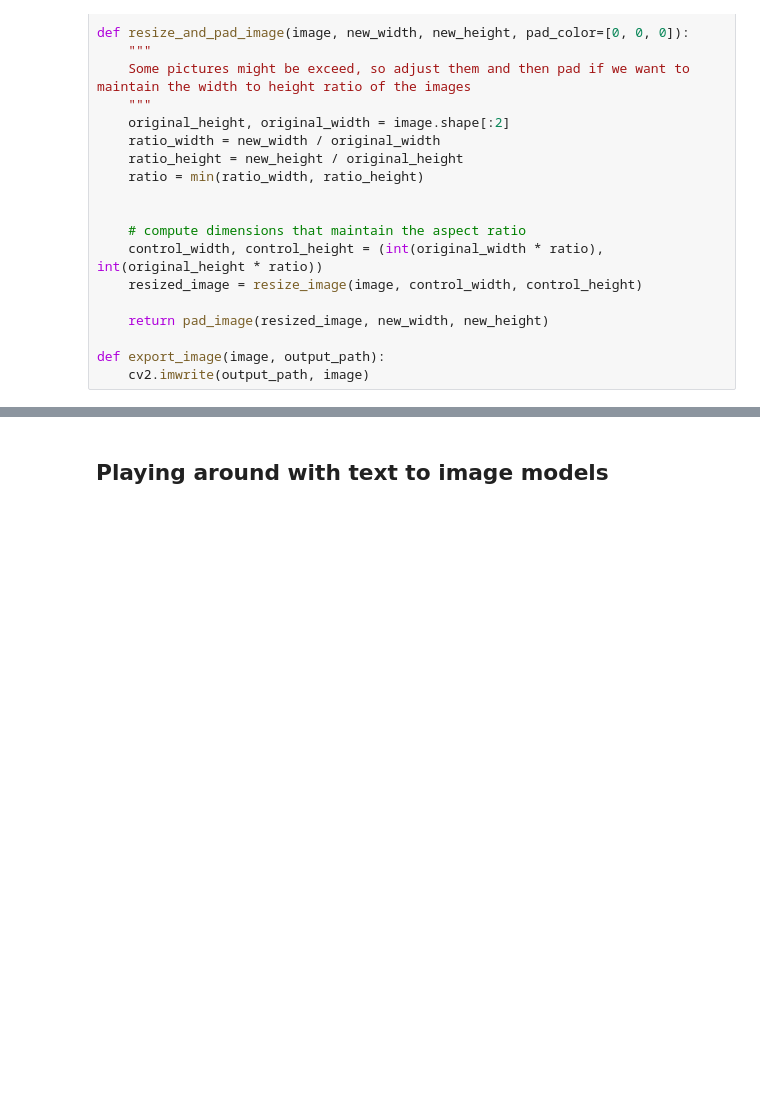
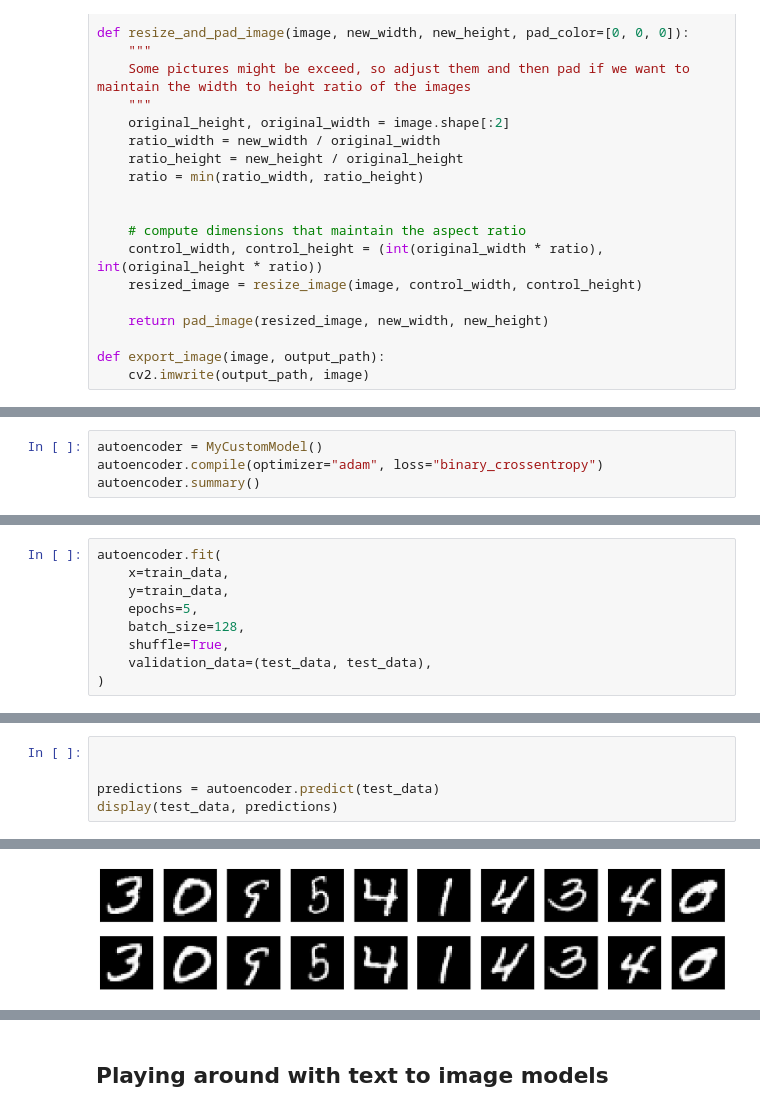
Before and after one commit to TheNonEconomist/HomemadeAIPoison, a Jupyter notebook: exploration/exploration.ipynb, the cells around one changed output, grey strips where cells are left out. Saved outputs shown, nothing was run; the diff lists cells and outputs as text; blank space fills up the shorter version.

```diff
--- a/exploration/exploration.ipynb
+++ b/exploration/exploration.ipynb
@@ -235,0 +737,4 @@ for file in os.listdir(regular_pic_location):
+# %%
+autoencoder = MyCustomModel()
+autoencoder.compile(optimizer="adam", loss="binary_crossentropy")
+autoencoder.summary()
@@ -235,0 +765,9 @@ for file in os.listdir(regular_pic_location):
+# %%
+autoencoder.fit(
+    x=train_data,
+    y=train_data,
+    epochs=5,
+    batch_size=128,
+    shuffle=True,
+    validation_data=(test_data, test_data),
+)
@@ -235,0 +786,6 @@ for file in os.listdir(regular_pic_location):
+# %%
+
+
+predictions = autoencoder.predict(test_data)
+display(test_data, predictions)
+# %% [output]
@@ -235,0 +793 @@ for file in os.listdir(regular_pic_location):
+[figure, added]
```
Also changed, not shown: parts of 32 cells of this notebook, 6 other files.
